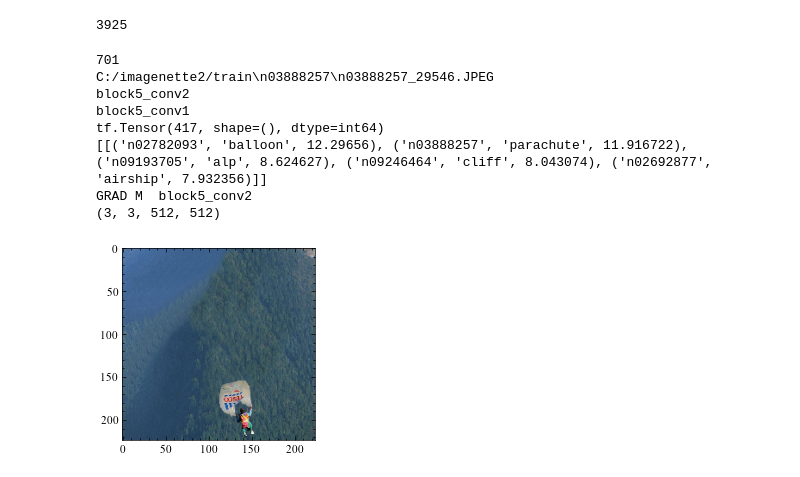
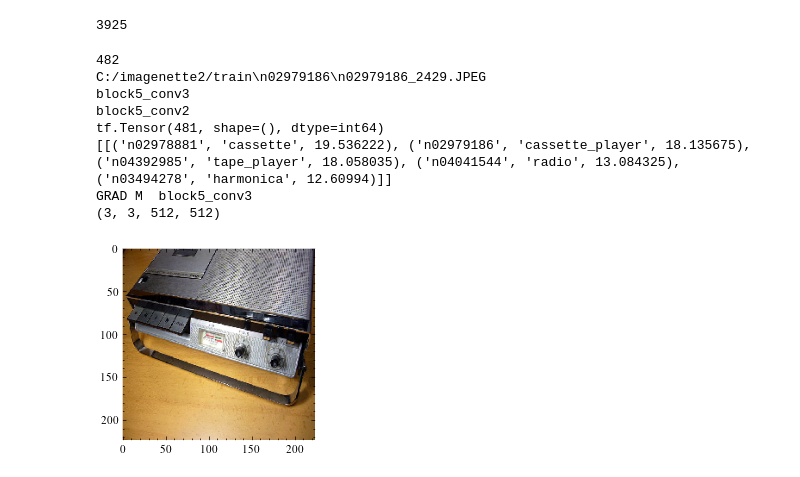
Before and after one commit to liamaltarac/CNN_Explorations, a Jupyter notebook: gradient_beta/sym_antsym_test.ipynb, the cells around one changed output. Saved outputs shown, nothing was run; the diff lists cells and outputs as text; code cells hidden in the pictures.

```diff
--- a/gradient_beta/sym_antsym_test.ipynb
+++ b/gradient_beta/sym_antsym_test.ipynb
@@ -186,7 +186,7 @@ def get_img_array(img_path, size):
     array = np.expand_dims(array, axis=0)
     return array
 # %%
-l_num  = -2
+l_num  = -1
 # %%
 len(val_list)
 # %% [output]
@@ -194,28 +194,28 @@ len(val_list)
 # %%
 gc.collect()
 
-num = 9000
+num = 2501
 
 original_img = get_img_array(train_list[num], size=(224,224))
 img = keras.applications.vgg16.preprocess_input(original_img)
 
 plt.imshow(original_img[0])
 print(np.argmax(train_labels[num]))
 print(train_list[num])
 
 g2,g1,gw,f2,f1  = kernel_grads(img, model, l_num,  pred_idx= np.argmax(train_labels[num]))
 #feature.shape
 #g   #[0,:,:, 0]
 # %% [output]
-701
-C:/imagenette2/train\n03888257\n03888257_29546.JPEG
+482
+C:/imagenette2/train\n02979186\n02979186_2429.JPEG
+block5_conv3
 block5_conv2
-block5_conv1
-tf.Tensor(417, shape=(), dtype=int64)
-[[('n02782093', 'balloon', 12.29656), ('n03888257', 'parachute', 11.916722), ('n09193705', 'alp', 8.624627), ('n09246464', 'cliff', 8.043074), ('n02692877', 'airship', 7.932356)]]
-GRAD M  block5_conv2
+tf.Tensor(481, shape=(), dtype=int64)
+[[('n02978881', 'cassette', 19.536222), ('n02979186', 'cassette_player', 18.135675), ('n04392985', 'tape_player', 18.058035), ('n04041544', 'radio', 13.084325), ('n03494278', 'harmonica', 12.60994)]]
+GRAD M  block5_conv3
 (3, 3, 512, 512)
-[figure, old version]
+[figure, new version]
 # %%
 topFilters = tf.math.top_k(tf.math.reduce_mean(g1, axis=(0,1,2)), k=5)
 print(topFilters)
```
Also changed, not shown: parts of 16 cells of this notebook, 12 other files.
